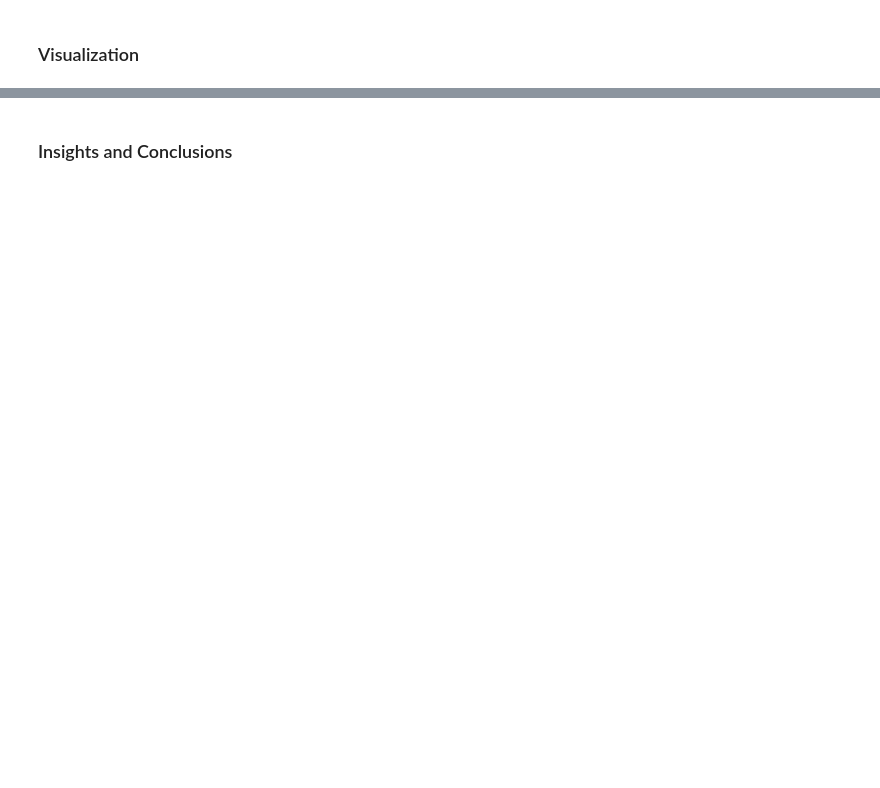
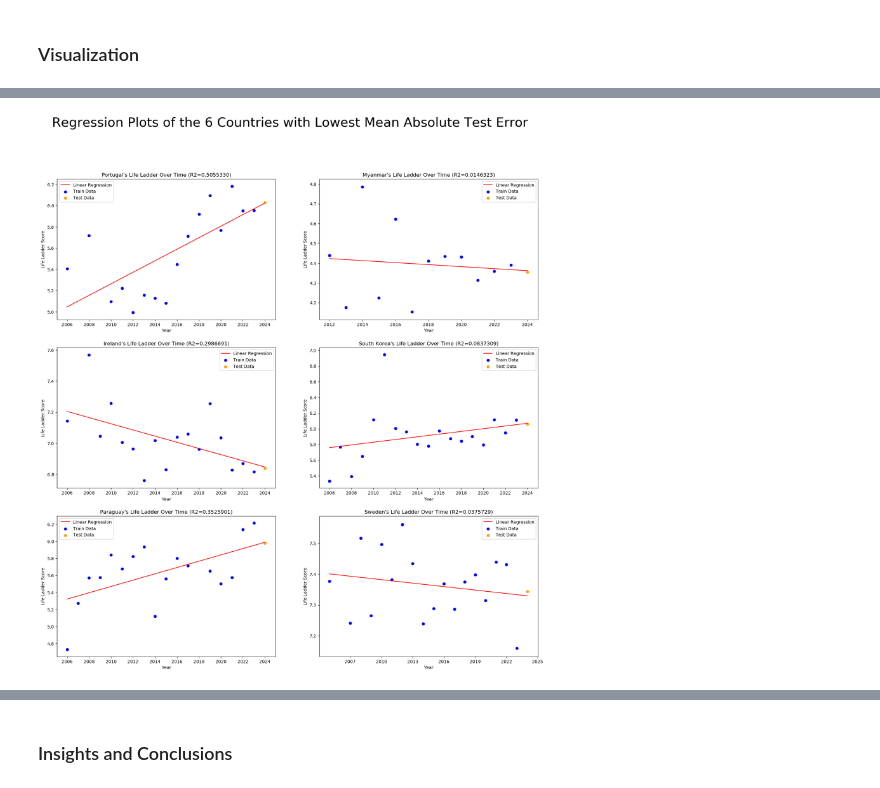
Before and after one commit to matveylplusplus/cmsc320proj, a Jupyter notebook: pnb.ipynb, the cells around one changed output, grey strips where cells are left out. Drawn from its saved outputs; the diff is of its cells as text; code cells hidden in the pictures; blank space fills up the shorter version.

```diff
--- a/pnb.ipynb
+++ b/pnb.ipynb
@@ -92,3 +90,7 @@ Zambia        3.685568
 Zimbabwe      3.572386
 
 [165 rows x 19 columns]
+# %%
+xlsx = pd.ExcelFile("datasets/whr/src/WHR_Fig2.1.xls")
+whr_2024 = pd.read_excel(xlsx, "Sheet1")[['Country name', 'Ladder score']].set_index('Country name').rename(columns={'Ladder score': 2024})
+print(whr_2024)
@@ -235,0 +344,2 @@ print(rpt.tail(20).to_string())
+# %%
+test_pt = pt.sort_values(by=['Mean Absolute Test Error']).dropna(subset=['Mean Absolute Test Error'])
@@ -282,0 +422,4 @@ ploteroo(2, 3, rpt.iloc[::-1], "Regression Plots of the 6 Countries with Lowest
+# %%
+ploteroo(2, 3, test_pt, "Regression Plots of the 6 Countries with Lowest Mean Absolute Test Error")
+# %% [output]
+[figure, added]
```
Also changed, not shown: parts of 27 cells of this notebook, 1 other file.
